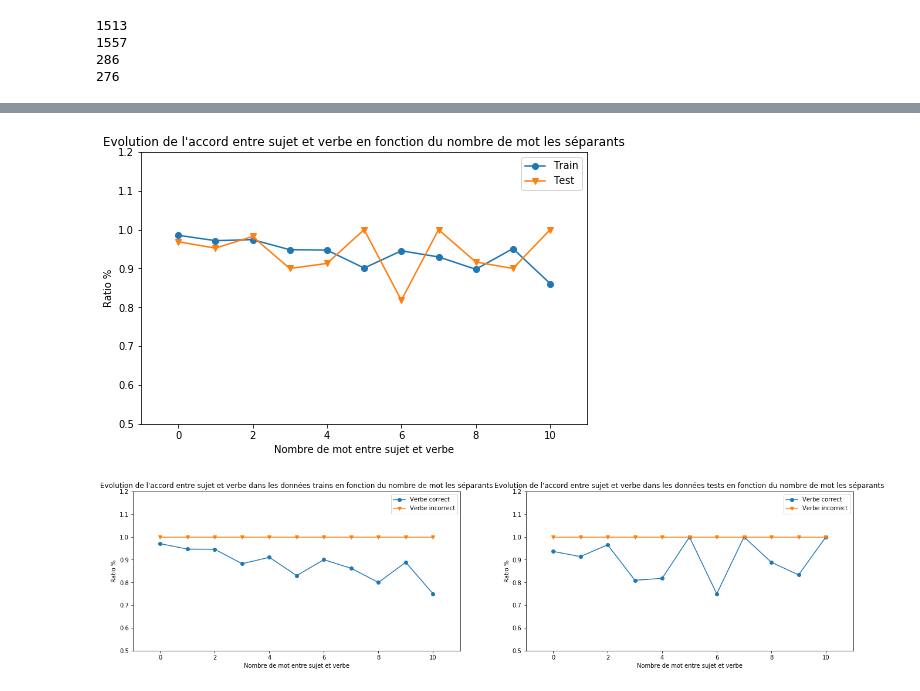
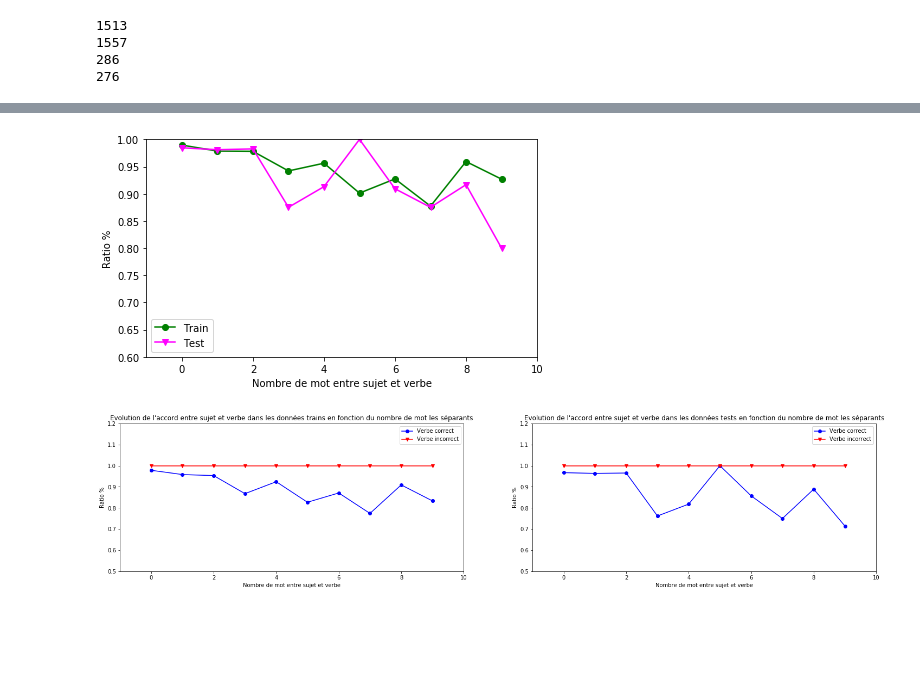
Before and after one commit to NicolasCambon/RNN_UniversalDependencies_FR, a Jupyter notebook: M1_LSTM.ipynb, the cells around one changed output, grey strips where cells are left out. Drawn from its saved outputs; the diff is of its cells as text; code cells hidden in the pictures; blank space fills up the shorter version.

```diff
--- a/M1_LSTM.ipynb
+++ b/M1_LSTM.ipynb
@@ -506,15 +484,16 @@ ind_te_0 = rajout_0(y_test,ind_te)
 # %%
 def suj_verb_distance (entre,dis,ind,ind_vrai,ind_faux):
   l = model.predict(entre)
-  di = [0]*11
-  tdi = [0]*11
-  di_v = [0]*11
-  tdi_v = [0]*11
-  di_f = [0]*11
-  tdi_f = [0]*11
+  ndi = 10
+  di = [0]*ndi
+  tdi = [0]*ndi
+  di_v = [0]*ndi
+  tdi_v = [0]*ndi
+  di_f = [0]*ndi
+  tdi_f = [0]*ndi
   for i in range(len(l)):
     for j in range(len(dis[i])):
-      if len(dis[i]) != 0 and dis[i][j] < 11:
+      if len(dis[i]) != 0 and dis[i][j] < ndi:
         if ind[i][j] in ind_vrai[i]:
           if argmax(l[i][ind[i][j]]) == 2:
             di[dis[i][j]] += 1
@@ -534,6 +513,11 @@ def suj_verb_distance (entre,dis,ind,ind_vrai,ind_faux):
             tdi[dis[i][j]] += 1
             tdi_v[dis[i][j]] += 1
 
+  print(di_v)
+  print(tdi_v)
+  print(di_f)
+  print(tdi_f)
+
   moy = []
   moy_v = []
   moy_f = []
@@ -548,41 +547,41 @@ di_test,di_test_v,di_test_f = suj_verb_distance(x_test,dis_te,ind_te_0,nb_indi_v
 # %%
-nom_entre=[0,1,2,3,4,5,6,7,8,9,10]
+nom_entre=[0,1,2,3,4,5,6,7,8,9]
 
-plt.figure(figsize=(8,5))
-plt.plot(nom_entre,di_train,marker='o',label="Train")
-plt.plot(nom_entre,di_test,marker='v',label="Test")
+plt.figure(figsize=(7,4))
+plt.plot(nom_entre,di_train,marker='o',label="Train",color='green')
+plt.plot(nom_entre,di_test,marker='v',label="Test",color='magenta')
 plt.xlabel("Nombre de mot entre sujet et verbe")
 plt.ylabel('Ratio %')
-plt.title("Evolution de l'accord entre sujet et verbe en fonction du nombre de mot les séparants")
-plt.ylim(0.5,1.2)
-plt.xlim(-1,11)
+#plt.title("Evolution de l'accord entre sujet et verbe en fonction du nombre de mot les séparants")
+plt.ylim(0.6,1)
+plt.xlim(-1,10)
 plt.legend()
 plt.show
 
-plt.figure(figsize=(22,5))
+plt.figure(figsize=(25,5))
 plt.subplot(121)
-plt.plot(nom_entre,di_train_v,marker='o',label="Verbe correct")
-plt.plot(nom_entre,di_train_f,marker='v',label="Verbe incorrect")
+plt.plot(nom_entre,di_train_v,marker='o',label="Verbe correct",color='blue')
+plt.plot(nom_entre,di_train_f,marker='v',label="Verbe incorrect",color='red')
 plt.xlabel("Nombre de mot entre sujet et verbe")
 plt.ylabel('Ratio %')
 plt.title("Evolution de l'accord entre sujet et verbe dans les données trains en fonction du nombre de mot les séparants")
 plt.ylim(0.5,1.2)
-plt.xlim(-1,11)
+plt.xlim(-1,10)
 plt.legend()
 
 plt.subplot(122)
-plt.plot(nom_entre,di_test_v,marker='o',label="Verbe correct")
-plt.plot(nom_entre,di_test_f,marker='v',label="Verbe incorrect")
+plt.plot(nom_entre,di_test_v,marker='o',label="Verbe correct",color='blue')
+plt.plot(nom_entre,di_test_f,marker='v',label="Verbe incorrect",color='red')
 plt.xlabel("Nombre de mot entre sujet et verbe")
 plt.ylabel('Ratio %')
 plt.title("Evolution de l'accord entre sujet et verbe dans les données tests en fonction du nombre de mot les séparants")
 plt.ylim(0.5,1.2)
-plt.xlim(-1,11)
+plt.xlim(-1,10)
 plt.legend()
 plt.show()
 # %% [output]
-[figure, old version]
+[figure, new version]
-[figure, old version]
+[figure, new version]
 # %%
 def matrice(x_t,y_t):
   mat=[]
```
Also changed, not shown: parts of 6 cells of this notebook.
